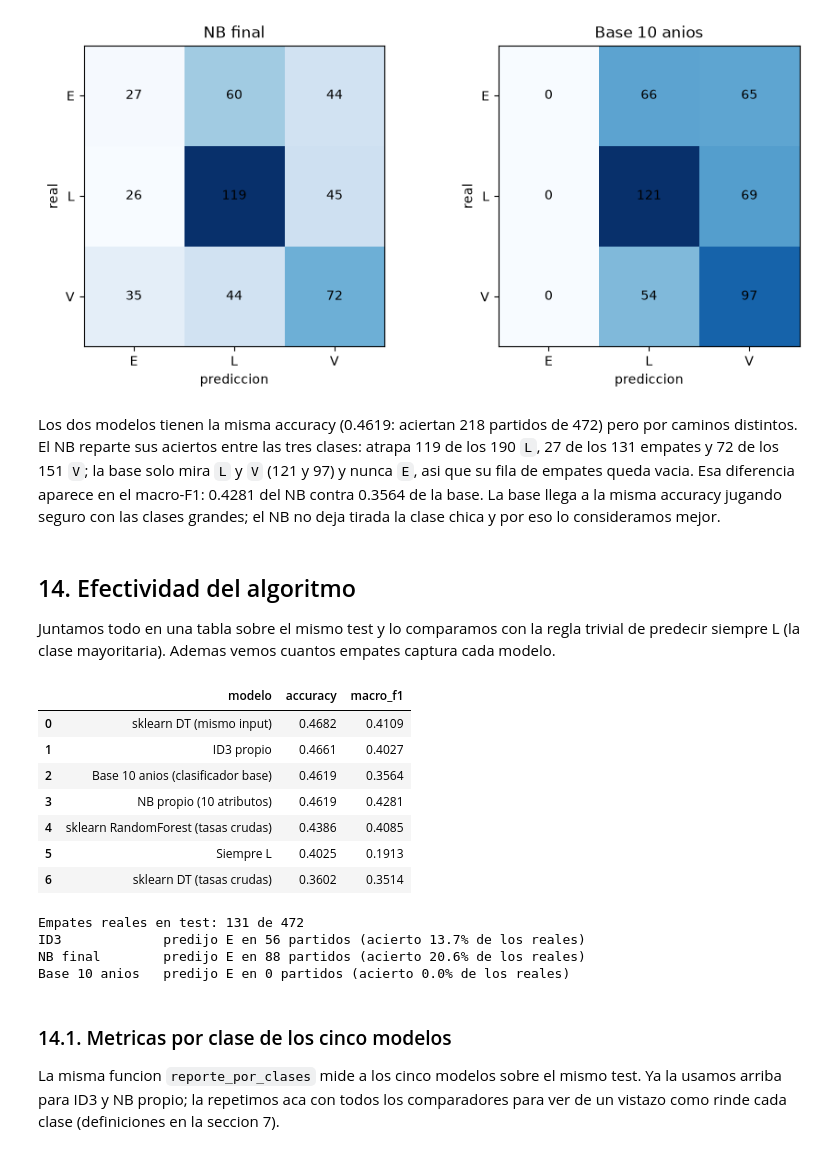
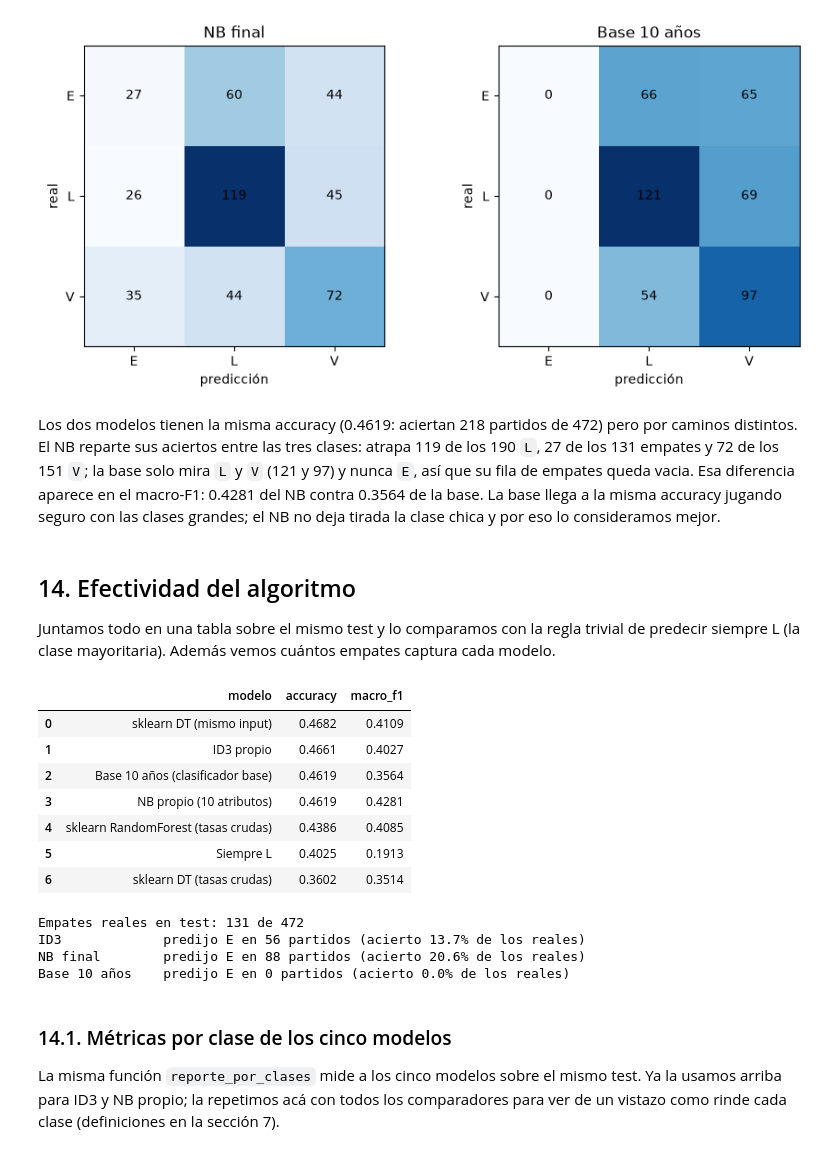
Before and after one commit to agustinocchiuzzi/laboratorioAprendAut1, a Jupyter notebook: entrega/notebook.ipynb, the cells around one changed output. Drawn from its saved outputs; the diff is of its cells as text; code cells hidden in the pictures.

```diff
--- a/entrega/notebook.ipynb
+++ b/entrega/notebook.ipynb
@@ -606,20 +606,20 @@ def _dates(frame):
 
 
 def make_temporal_folds(frame):
-    """Entrenamiento expandido antes de cada ano completo 2021, 2022 y 2023.
+    """Entrenamiento expandido antes de cada año completo 2021, 2022 y 2023.
 
     Las posiciones refieren al frame recibido, sin importar su orden. Se
     rechaza el test 2024-2025 en lugar de dejarlo pasar por la CV.
     """
     dates = _dates(frame)
     if dates.dt.year.gt(2023).any():
-        raise ValueError("La validacion cruzada no acepta el test de 2024--2025.")
+        raise ValueError("La validación cruzada no acepta el test de 2024--2025.")
     folds = []
     for year in VALIDATION_YEARS:
         train = np.flatnonzero(dates.dt.year.lt(year).to_numpy())
         valid = np.flatnonzero(dates.dt.year.eq(year).to_numpy())
         if not len(train) or not len(valid):
-            raise ValueError(f"El fold {year} necesita entrenamiento y validacion.")
+            raise ValueError(f"El fold {year} necesita entrenamiento y validación.")
         folds.append(TemporalFold(year, tuple(map(int, train)), tuple(map(int, valid))))
     return tuple(folds)
 
@@ -631,12 +631,12 @@ def temporal_holdout(frame):
     train = frame.loc[dates.dt.year.le(2023)].reset_index(drop=True)
     test = frame.loc[dates.dt.year.between(2024, 2025)].reset_index(drop=True)
     if train.empty or test.empty:
-        raise ValueError("Entrenamiento y evaluacion deben contener partidos.")
+        raise ValueError("Entrenamiento y evaluación deben contener partidos.")
     return train, test
 
 
 def new_discretizer():
-    """Devuelve un discretizador sin ajustar para cada particion de train."""
+    """Devuelve un discretizador sin ajustar para cada partición de train."""
     return MixedTypeDiscretizer(
         categorical_features=[], numeric_features=NUMERIC_FEATURES,
         n_bins=3, fixed_cuts={column: LAST_5_CUTS for column in NUMERIC_FEATURES[:2]},
@@ -648,8 +648,8 @@ def evaluate_temporal_cv(estimator, frame, folds, representation):
 
     Se revalidan las posiciones contra el frame exacto para que ningun modelo
     use un split distinto. representation indica el tipo de input:
-    "discrete" aplica la discretizacion ajustada por fold, "continuous" pasa
-    las tasas crudas y "baseline" las tasas de diez anos sin discretizar.
+    "discrete" aplica la discretización ajustada por fold, "continuous" pasa
+    las tasas crudas y "baseline" las tasas de diez años sin discretizar.
     """
     if folds != make_temporal_folds(frame):
         raise ValueError("Todos los modelos deben usar los folds anuales compartidos.")
@@ -677,7 +677,7 @@ def evaluate_temporal_cv(estimator, frame, folds, representation):
         prediction = model.predict(X_valid)
         train_prediction = model.predict(X_train)
         rows.append({
-            "validacion": fold.validation_year,
+            "validación": fold.validation_year,
             "n_train": len(train), "n_validacion": len(valid),
             "accuracy": accuracy_score(valid["winner"], prediction),
             "validation_error": 1.0 - accuracy_score(valid["winner"], prediction),
@@ -721,7 +721,7 @@ BASELINE_FEATURES = ['home_win_rate_10y', 'away_win_rate_10y']
 
 
 class TenYearWinRateClassifier:
-    """Compara las tasas de victoria causales de los ultimos diez anos.
+    """Compara las tasas de victoria causales de los últimos diez años.
 
     predict compara las dos tasas: gana el equipo con la tasa mayor; si son
     iguales, gana el local (a menos que se configure otro despliegue). Las
@@ -1300,7 +1305,7 @@ base_10 = TenYearWinRateClassifier()
 base_10.fit(train[BASELINE_FEATURES], train['winner'])
 pred_base = base_10.predict(test[BASELINE_FEATURES])
 filas_comp.append({
-    'modelo': 'Base 10 anios (clasificador base)',
+    'modelo': 'Base 10 años (clasificador base)',
     'accuracy': round(accuracy_score(y_test, pred_base), 4),
     'macro_f1': round(
         f1_score(y_test, pred_base, average='macro', zero_division=0), 4),
@@ -1421,7 +1426,7 @@ columnas_final = NUMERIC_FEATURES + [
 
 
 def macro_f1_validacion(columnas):
-    """Macro-F1 medio de validacion de MEstimateCategoricalNB con m fijo."""
+    """Macro-F1 medio de validación de MEstimateCategoricalNB con m fijo."""
     resultados = []
     for fold in folds:
         tr = train.iloc[list(fold.train_positions)]
@@ -1472,12 +1477,12 @@ reporte_por_clases('NB propio (10 atributos)', y_test, pred_nb)
 
 fig, ejes = plt.subplots(1, 2, figsize=(9, 4), layout='constrained')
 for eje, (nombre, pred) in zip(ejes, [('NB final', pred_nb),
-                                      ('Base 10 anios', pred_base)]):
+                                      ('Base 10 años', pred_base)]):
     matriz = confusion_matrix(y_test, pred, labels=CLASSES)
     eje.imshow(matriz, cmap='Blues')
     eje.set(xticks=range(3), xticklabels=CLASSES,
             yticks=range(3), yticklabels=CLASSES,
-            xlabel='prediccion', ylabel='real', title=nombre)
+            xlabel='predicción', ylabel='real', title=nombre)
     for fila in range(3):
         for col in range(3):
             eje.text(col, fila, str(matriz[fila, col]),
@@ -1506,7 +1511,7 @@ weighted avg     0.4430    0.4619    0.4481       472
 Los dos modelos tienen la misma accuracy (0.4619: aciertan 218 partidos de 472)
 pero por caminos distintos. El NB reparte sus aciertos entre las tres clases:
 atrapa 119 de los 190 `L`, 27 de los 131 empates y 72 de los 151 `V`; la base solo
-mira `L` y `V` (121 y 97) y nunca `E`, asi que su fila de empates queda vacia. Esa
+mira `L` y `V` (121 y 97) y nunca `E`, así que su fila de empates queda vacia. Esa
 diferencia aparece en el macro-F1: 0.4281 del NB contra 0.3564 de la base. La base
 llega a la misma accuracy jugando seguro con las clases grandes; el NB no deja
 tirada la clase chica y por eso lo consideramos mejor.
@@ -1514,35 +1519,35 @@ tirada la clase chica y por eso lo consideramos mejor.
 ## 14. Efectividad del algoritmo
 
 Juntamos todo en una tabla sobre el mismo test y lo comparamos con la regla
-trivial de predecir siempre L (la clase mayoritaria). Ademas vemos cuantos
+trivial de predecir siempre L (la clase mayoritaria). Además vemos cuántos
 empates captura cada modelo.
 # %%
 siempre_l = np.full(len(y_test), 'L')
 filas_resumen = filas_comp + [
     {'modelo': 'NB propio (10 atributos)',
      'accuracy': round(accuracy_score(y_test, pred_nb), 4),
      'macro_f1': round(
          f1_score(y_test, pred_nb, average='macro', zero_division=0), 4)},
     {'modelo': 'Siempre L',
      'accuracy': round(accuracy_score(y_test, siempre_l), 4),
      'macro_f1': round(
          f1_score(y_test, siempre_l, average='macro', zero_division=0), 4)},
 ]
 resumen = pd.DataFrame(filas_resumen)
 display(resumen.sort_values('accuracy', ascending=False).reset_index(drop=True))
 
 print('Empates reales en test:', int((y_test == 'E').sum()),
       'de', len(y_test))
 for nombre, pred in [('ID3', y_pred), ('NB final', pred_nb),
-                     ('Base 10 anios', pred_base)]:
+                     ('Base 10 años', pred_base)]:
     print(f'{nombre:<15} predijo E en '
           f'{int((pred == "E").sum())} partidos '
           f'(acierto {(pred[y_test == "E"] == "E").mean():.1%} de los reales)')
 # %% [output]
 |  | modelo | accuracy | macro_f1 |
 | 0 | sklearn DT (mismo input) | 0.4682 | 0.4109 |
 | 1 | ID3 propio | 0.4661 | 0.4027 |
-| 2 | Base 10 anios (clasificador base) | 0.4619 | 0.3564 |
+| 2 | Base 10 años (clasificador base) | 0.4619 | 0.3564 |
 | 3 | NB propio (10 atributos) | 0.4619 | 0.4281 |
 | 4 | sklearn RandomForest (tasas crudas) | 0.4386 | 0.4085 |
 | 5 | Siempre L | 0.4025 | 0.1913 |
@@ -1550,12 +1555,12 @@ for nombre, pred in [('ID3', y_pred), ('NB final', pred_nb),
 Empates reales en test: 131 de 472
 ID3             predijo E en 56 partidos (acierto 13.7% de los reales)
 NB final        predijo E en 88 partidos (acierto 20.6% de los reales)
-Base 10 anios   predijo E en 0 partidos (acierto 0.0% de los reales)
+Base 10 años    predijo E en 0 partidos (acierto 0.0% de los reales)
 # %% [markdown]
-### 14.1. Metricas por clase de los cinco modelos
+### 14.1. Métricas por clase de los cinco modelos
 
-La misma funcion `reporte_por_clases` mide a los cinco modelos sobre el mismo
-test. Ya la usamos arriba para ID3 y NB propio; la repetimos aca con todos los
+La misma función `reporte_por_clases` mide a los cinco modelos sobre el mismo
+test. Ya la usamos arriba para ID3 y NB propio; la repetimos acá con todos los
 comparadores para ver de un vistazo como rinde cada clase (definiciones en la
-seccion 7).
+sección 7).
 # %%
```
Also changed, not shown: parts of 38 cells of this notebook, 1 other file.
